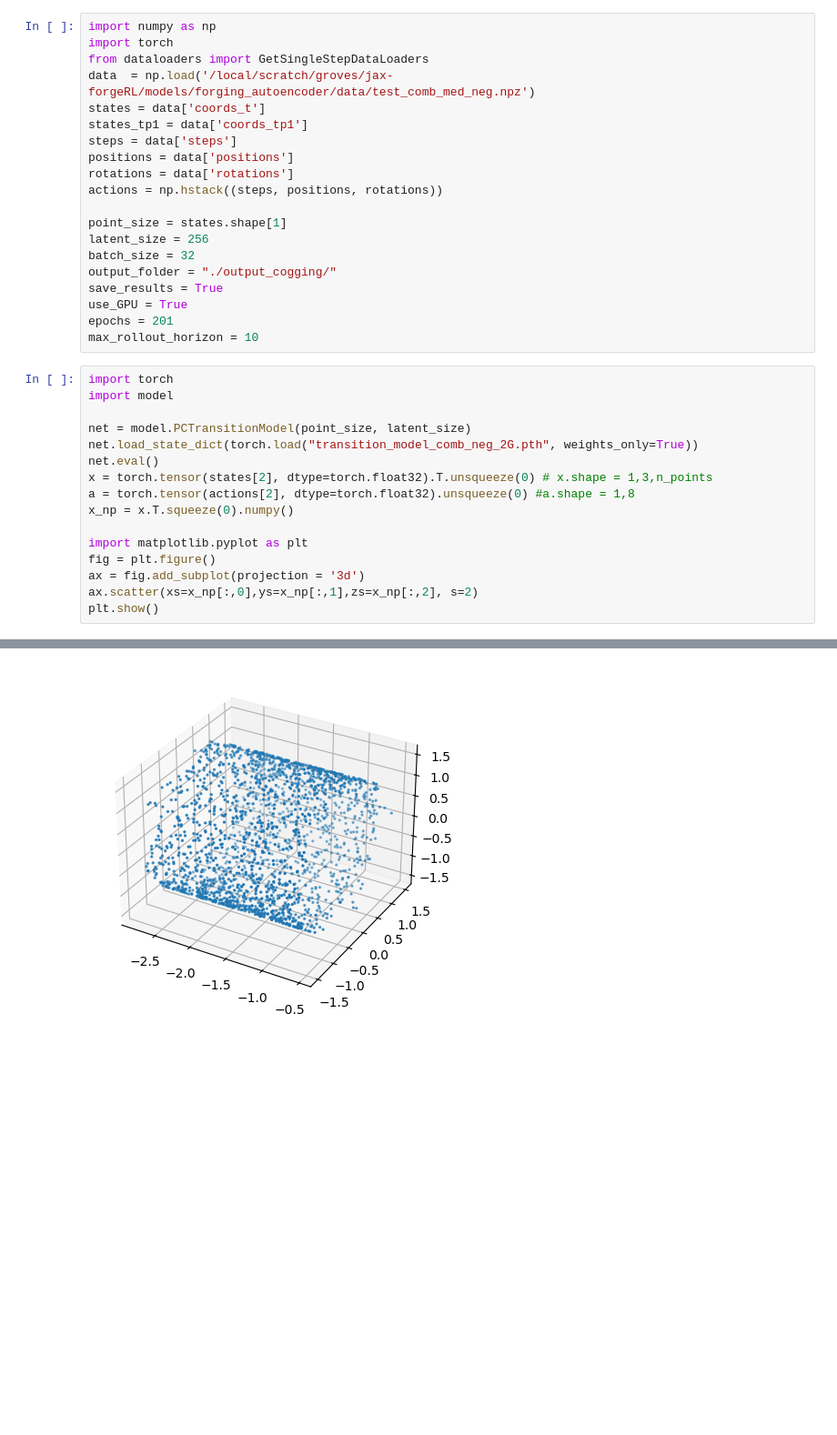
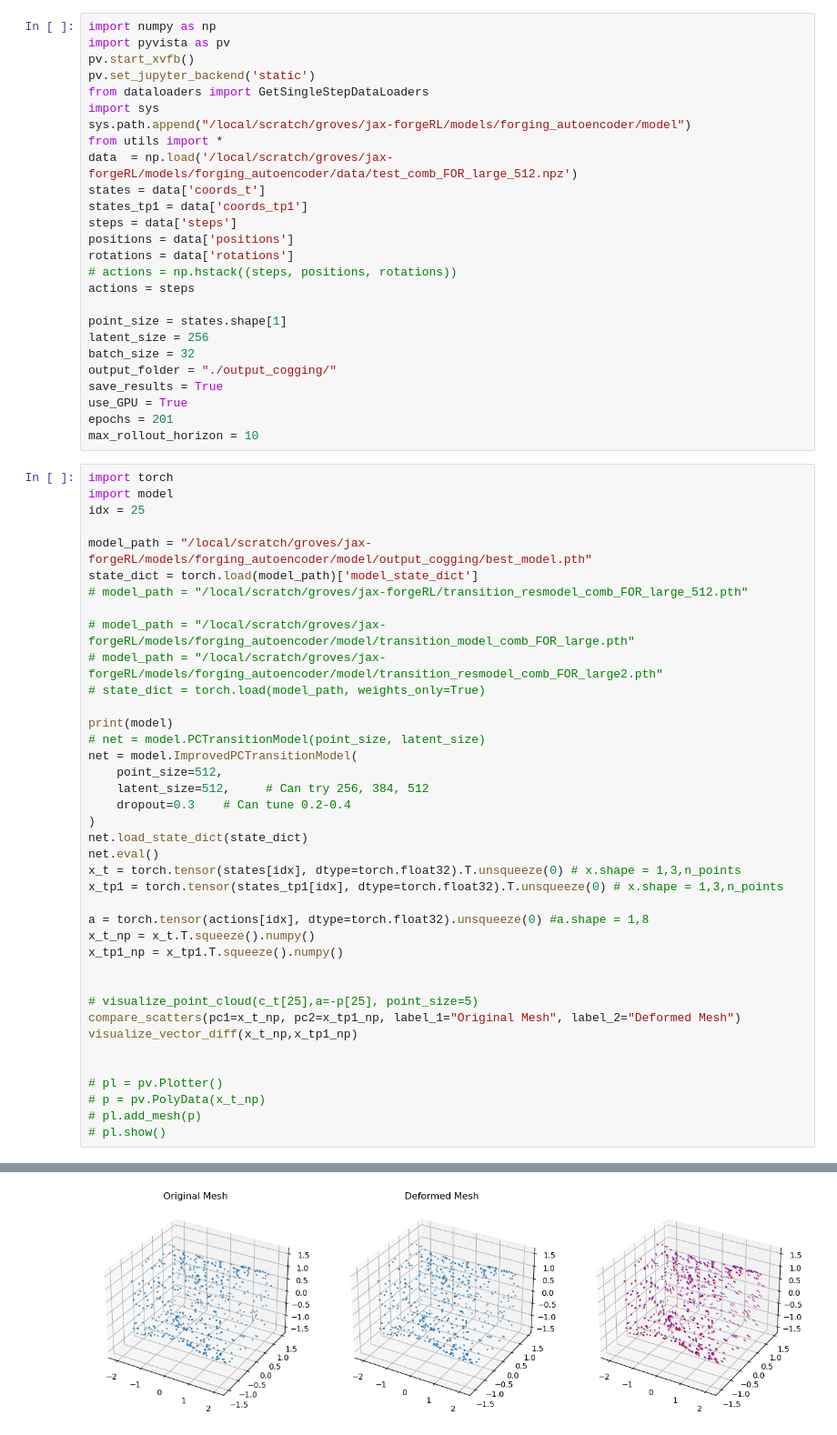
Before and after one commit to OSU-SIMCenter/forge-net, a Jupyter notebook: model/test_model.ipynb, the cells around one changed output, grey strips where cells are left out. Shown at 91% size. Drawn from its saved outputs; the diff is of its cells as text; blank space fills up the shorter version.

```diff
--- a/model/test_model.ipynb
+++ b/model/test_model.ipynb
@@ -1,14 +1,20 @@
 # %%
 import numpy as np
-import torch
+import pyvista as pv
+pv.start_xvfb()
+pv.set_jupyter_backend('static')
 from dataloaders import GetSingleStepDataLoaders
-data  = np.load('/local/scratch/groves/jax-forgeRL/models/forging_autoencoder/data/test_comb_med_neg.npz')
+import sys
+sys.path.append("/local/scratch/groves/jax-forgeRL/models/forging_autoencoder/model")
+from utils import *
+data  = np.load('/local/scratch/groves/jax-forgeRL/models/forging_autoencoder/data/test_comb_FOR_large_512.npz')
 states = data['coords_t']
 states_tp1 = data['coords_tp1']
 steps = data['steps']
 positions = data['positions']
 rotations = data['rotations']
-actions = np.hstack((steps, positions, rotations))
+# actions = np.hstack((steps, positions, rotations))
+actions = steps
 
 point_size = states.shape[1]
 latent_size = 256
@@ -21,17 +27,40 @@ max_rollout_horizon = 10
 # %%
 import torch
 import model
+idx = 25
 
-net = model.PCTransitionModel(point_size, latent_size)
-net.load_state_dict(torch.load("transition_model_comb_neg_2G.pth", weights_only=True))
+model_path = "/local/scratch/groves/jax-forgeRL/models/forging_autoencoder/model/output_cogging/best_model.pth"
+state_dict = torch.load(model_path)['model_state_dict']
+# model_path = "/local/scratch/groves/jax-forgeRL/transition_resmodel_comb_FOR_large_512.pth"
+
+# model_path = "/local/scratch/groves/jax-forgeRL/models/forging_autoencoder/model/transition_model_comb_FOR_large.pth"
+# model_path = "/local/scratch/groves/jax-forgeRL/models/forging_autoencoder/model/transition_resmodel_comb_FOR_large2.pth"
+# state_dict = torch.load(model_path, weights_only=True)
+
+print(model)
+# net = model.PCTransitionModel(point_size, latent_size)
+net = model.ImprovedPCTransitionModel(
+    point_size=512,
+    latent_size=512,     # Can try 256, 384, 512
+    dropout=0.3    # Can tune 0.2-0.4
+)
+net.load_state_dict(state_dict)
 net.eval()
-x = torch.tensor(states[2], dtype=torch.float32).T.unsqueeze(0) # x.shape = 1,3,n_points
-a = torch.tensor(actions[2], dtype=torch.float32).unsqueeze(0) #a.shape = 1,8
-x_np = x.T.squeeze(0).numpy()
+x_t = torch.tensor(states[idx], dtype=torch.float32).T.unsqueeze(0) # x.shape = 1,3,n_points
+x_tp1 = torch.tensor(states_tp1[idx], dtype=torch.float32).T.unsqueeze(0) # x.shape = 1,3,n_points
 
-import matplotlib.pyplot as plt
-fig = plt.figure()
-ax = fig.add_subplot(projection = '3d')
-ax.scatter(xs=x_np[:,0],ys=x_np[:,1],zs=x_np[:,2], s=2)
-plt.show()
+a = torch.tensor(actions[idx], dtype=torch.float32).unsqueeze(0) #a.shape = 1,8
+x_t_np = x_t.T.squeeze().numpy()
+x_tp1_np = x_tp1.T.squeeze().numpy()
+
+
+# visualize_point_cloud(c_t[25],a=-p[25], point_size=5)
+compare_scatters(pc1=x_t_np, pc2=x_tp1_np, label_1="Original Mesh", label_2="Deformed Mesh")
+visualize_vector_diff(x_t_np,x_tp1_np)
+
+
+# pl = pv.Plotter()
+# p = pv.PolyData(x_t_np)
+# pl.add_mesh(p)
+# pl.show()
 # %% [output]
@@ -38 +68 @@ plt.show()
-[figure, old version]
+[figure, new version]
```
Also changed, not shown: parts of 5 cells of this notebook, 9 other files.
